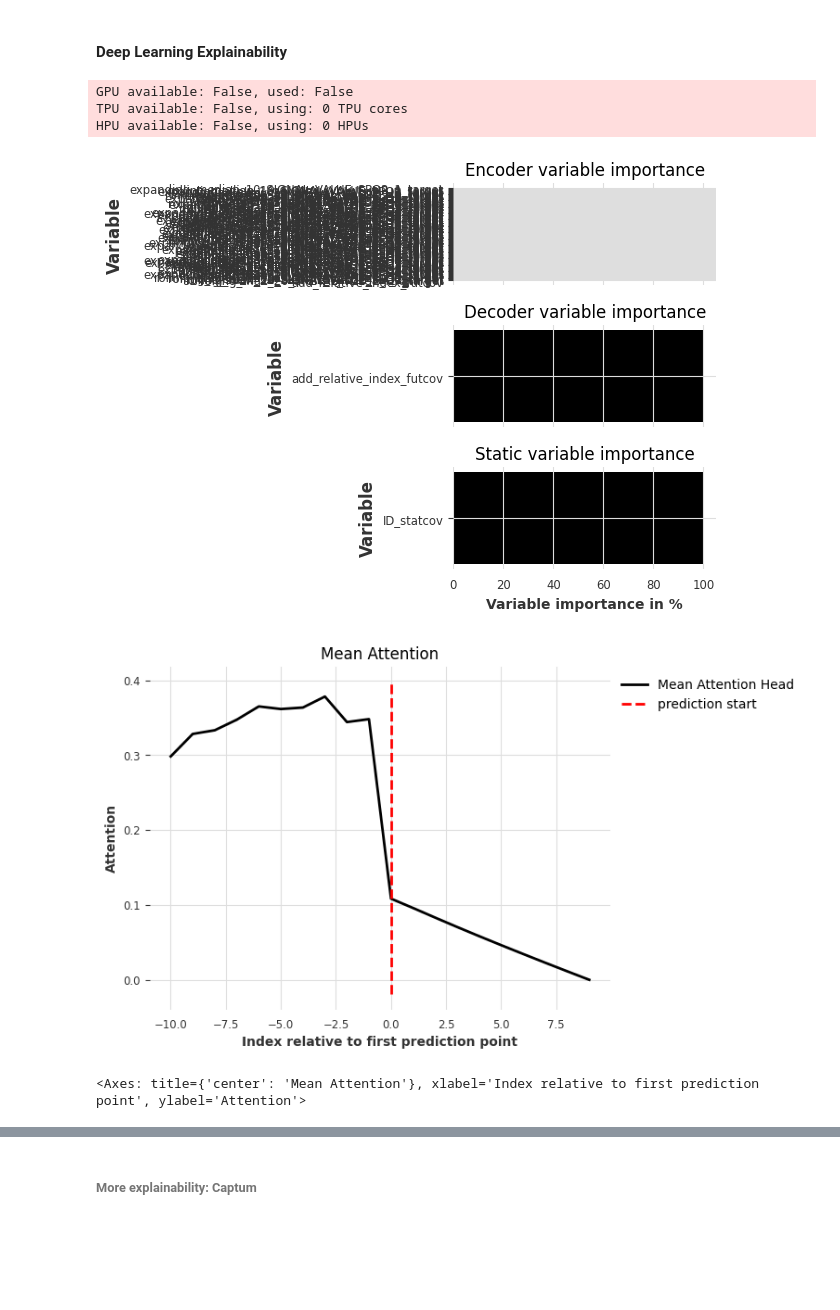
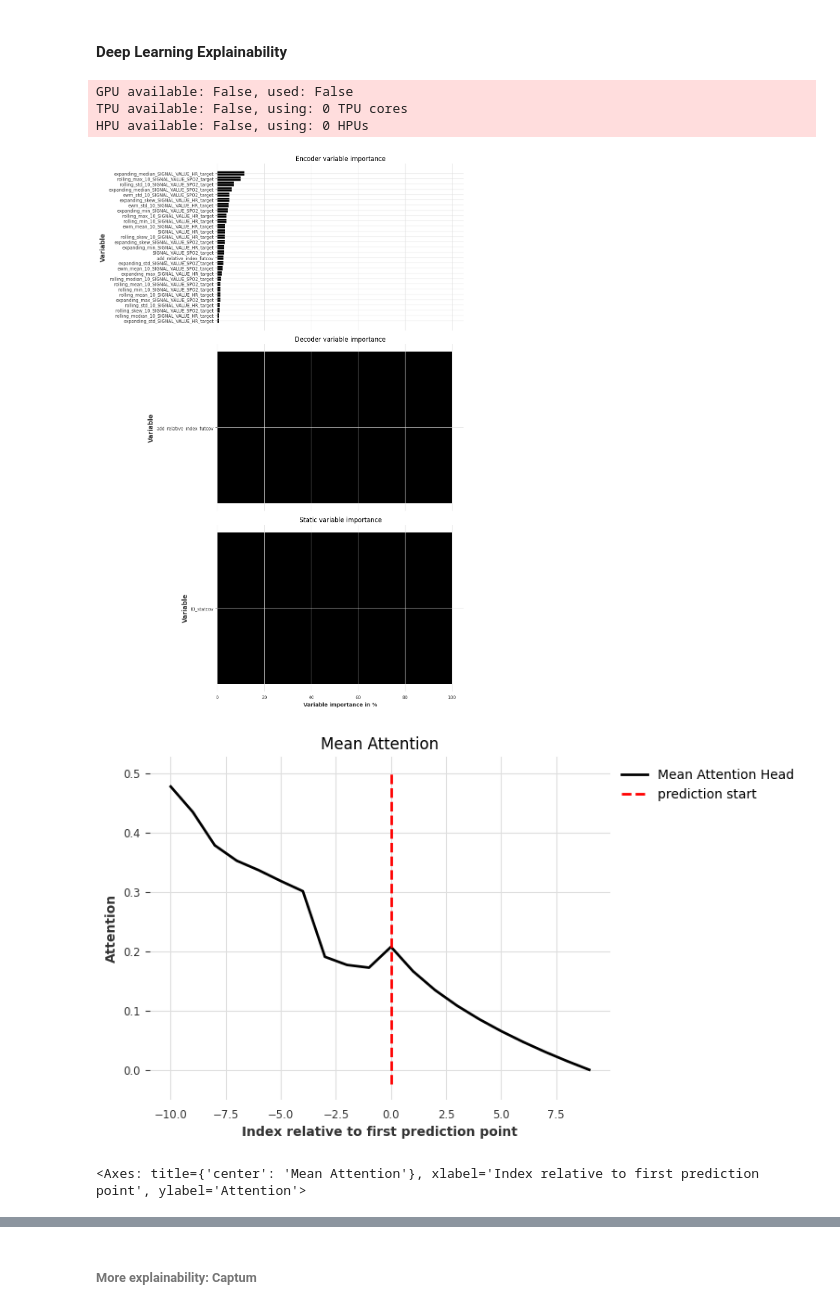
Before and after one commit to dknapp17/ts-dl, a Jupyter notebook: heart-rate-prediction.ipynb, the cells around one changed output, grey strips where cells are left out. Drawn from its saved outputs; the diff is of its cells as text; code cells hidden in the pictures; blank space fills up the shorter version.

```diff
--- a/heart-rate-prediction.ipynb
+++ b/heart-rate-prediction.ipynb
@@ -1273,12 +1133,12 @@ from darts.utils.likelihood_models import QuantileRegression
 # %% [markdown]
 #### Darts Implementation
 # %%
-ts_dl_sample = [ts for ts in ts_tf[:20]]
+# ts_dl_sample = [ts for ts in train[:5]]
 
-train, val, test = [], [], []
-for ts in ts_dl_sample:
-    train_, temp = ts.split_after(0.6)
-    val_, test_ = temp.split_after(0.5)
-    train.append(train_)
-    val.append(val_)
-    test.append(test_)
+# train, val, test = [], [], []
+# for ts in ts_dl_sample:
+#     train_, temp = ts.split_after(0.6)
+#     val_, test_ = temp.split_after(0.5)
+#     train.append(train_)
+#     val.append(val_)
+#     test.append(test_)
@@ -1285,10 +1149,10 @@ for ts in ts_dl_sample:
 # %%
-from darts.dataprocessing.transformers import Scaler
+# from darts.dataprocessing.transformers import Scaler
 
-scaler = Scaler()  # default uses sklearn's MinMaxScaler
-train = scaler.fit_transform(train)
-val = scaler.transform(val)
-test = scaler.transform(test)
+# scaler = Scaler()  # default uses sklearn's MinMaxScaler
+# train = scaler.fit_transform(train)
+# val = scaler.transform(val)
+# test = scaler.transform(test)
 # %%
 def create_params(
     input_chunk_length: int,
@@ -1333,6 +1197,7 @@ def create_params(
     # optimizer_cls = torch.optim.Adam
     optimizer_kwargs = {
         "lr": 1e-4,
+        "weight_decay":1e-4
     }
 
     # learning rate scheduler
@@ -1376,6 +1241,7 @@ model_tsm = TSMixerModel(
         full_training=full_training,
     ),
     use_static_covariates=use_static_covariates,
+    dropout=0.5,
     model_name="tsm",
 )
 
@@ -1386,6 +1252,7 @@ model_tfm = TFTModel(
         full_training=full_training
     ),
     use_static_covariates=use_static_covariates,
+    dropout=0.5,
     add_relative_index=True,
     model_name="tfm",
 )
@@ -1680,16 +1537,16 @@ bt_tfm.mean().mean()
 # %%
 from darts.explainability import TFTExplainer
 explainer = TFTExplainer(model_tfm,
-                         background_series=ts_dl_sample[2])
+                         background_series=test[1])
 explainability_result = explainer.explain()
-explainer.plot_variable_selection(explainability_result)
+explainer.plot_variable_selection(explainability_result,fig_size=[10,15])
 explainer.plot_attention(explainability_result, plot_type="time")
 # %% [output]
 GPU available: False, used: False
 TPU available: False, using: 0 TPU cores
 HPU available: False, using: 0 HPUs
-[figure, old version]
+[figure, new version]
-[figure, old version]
+[figure, new version]
 <Axes: title={'center': 'Mean Attention'}, xlabel='Index relative to first prediction point', ylabel='Attention'>
 # %%
 er = explainability_result.get_feature_importances()
```
Also changed, not shown: parts of 71 cells of this notebook.
